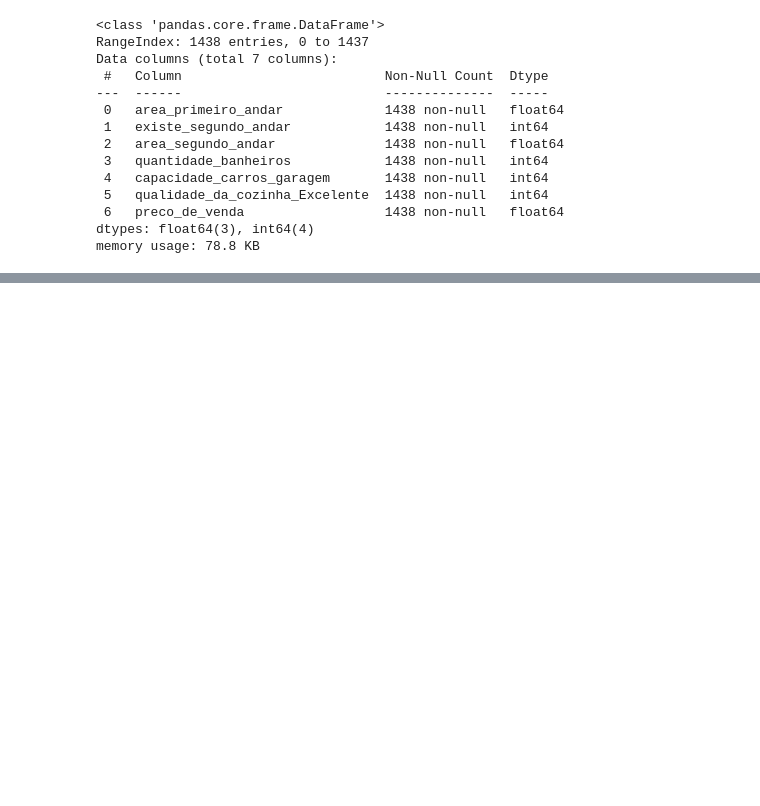
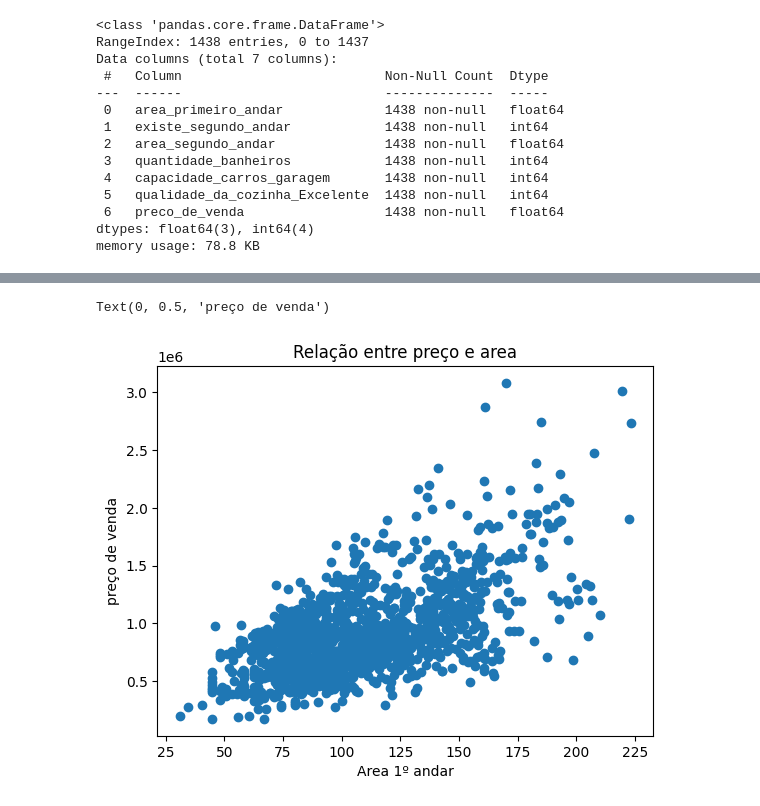
Before and after one commit to Cr0l3y/LR_House_Sale, a Jupyter notebook: projeto.ipynb, the cells around one changed output, grey strips where cells are left out. Drawn from its saved outputs; the diff is of its cells as text; code cells hidden in the pictures; blank space fills up the shorter version.

```diff
--- a/projeto.ipynb
+++ b/projeto.ipynb
@@ -42,0 +87,9 @@ memory usage: 78.8 KB
+# %%
+# Como é a relação entre área construída e o preço do imóvel?
+plt.scatter(dados["area_primeiro_andar"], dados["preco_de_venda"])
+plt.title("Relação entre preço e area")
+plt.xlabel("Area 1º andar")
+plt.ylabel("preço de venda")
+# %% [output]
+Text(0, 0.5, 'preço de venda')
+[figure, added]
```
Also changed, not shown: parts of 23 cells of this notebook.
